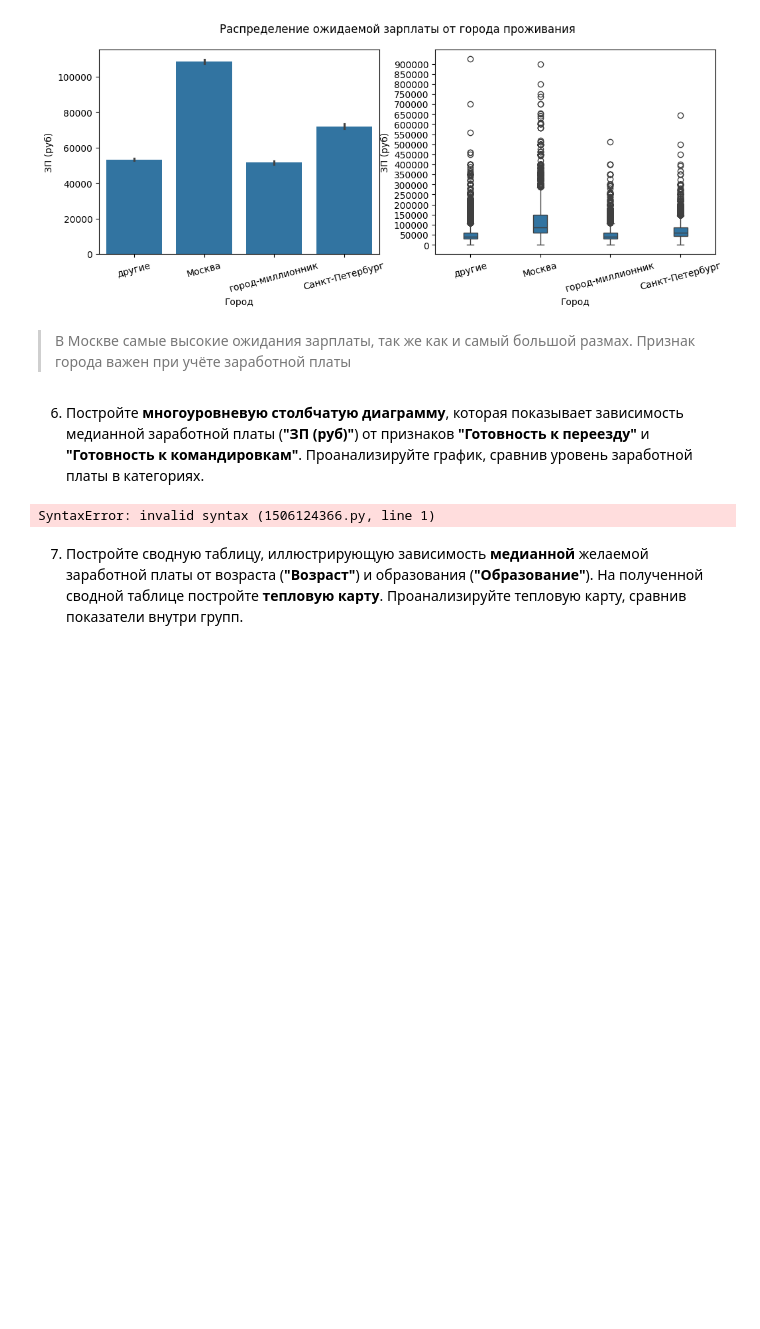
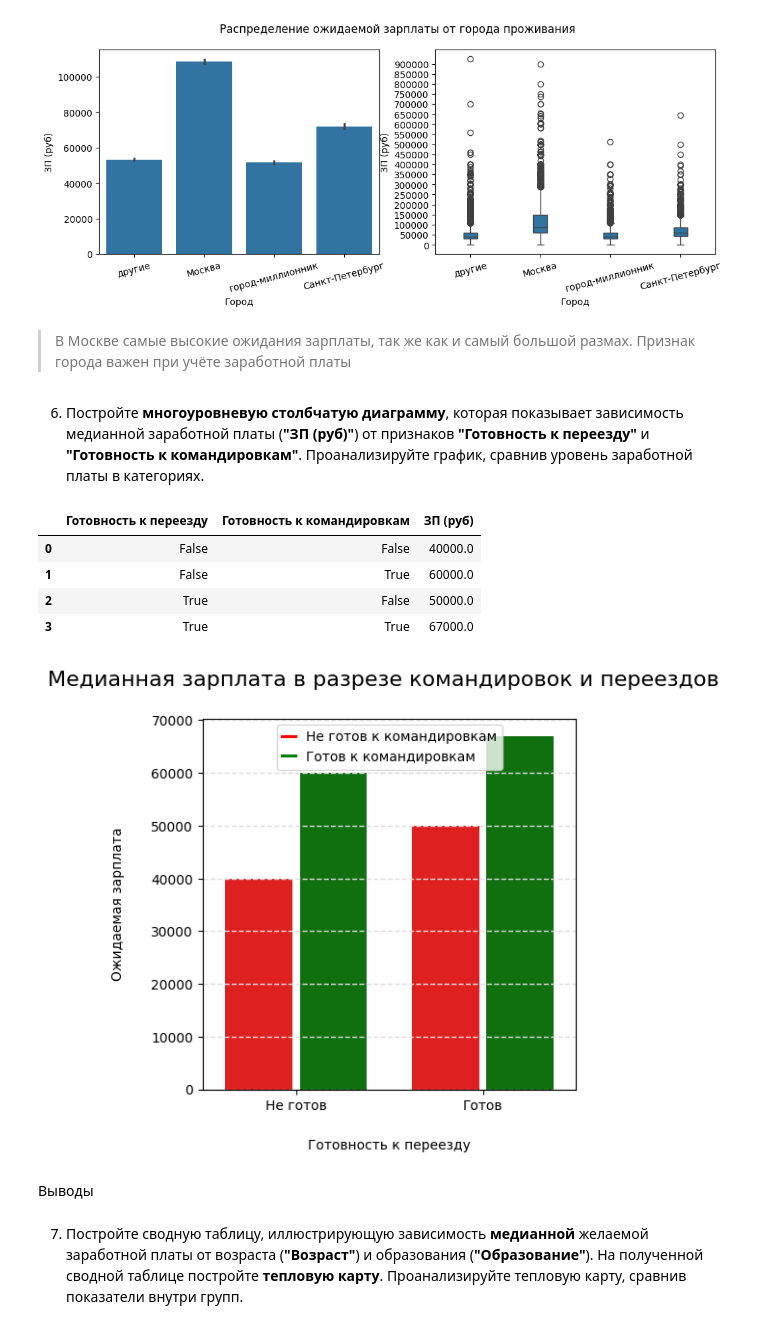
Before and after one commit to tcheredeev/skf_dsprmgu, a Jupyter notebook: Блок 1. Знакомство с данными. Python для анализа данных/PROJECT-1. Анализ резюме из HeadHunter/Project-1.ipynb, the cells around one changed output. Drawn from its saved outputs; the diff is of its cells as text; code cells hidden in the pictures; blank space fills up the shorter version.

```diff
--- a/Блок 1. Знакомство с данными. Python для анализа данных/PROJECT-1. Анализ резюме из HeadHunter/Project-1.ipynb
+++ b/Блок 1. Знакомство с данными. Python для анализа данных/PROJECT-1. Анализ резюме из HeadHunter/Project-1.ipynb
@@ -239,6 +253,9 @@ def parse_relocate(el):
     return el
 
 def parse_trip(el):
+    """
+    Разбираем готовность к командировкам
+    """
     not_ready = ('не готов',)
     ready = ('готов', 'хочу', )
 
@@ -391,10 +408,11 @@ df['ЗП'] = df['ЗП'].apply(lambda el: int(el.split(' ')[0]))
 df['CurrencyISO'] = df['CurrencyISO'].apply(lambda el: currency_table[el.split(' ')[1].replace('.', '').strip()][0])
 
 df = df.merge(rouble_rates, how='left', left_on=['CreationDate', 'CurrencyISO'], right_on=['date', 'currency'], )
+# Так как Nan у нас, по идее, только у рублёвых зарплат, то ставим курс и пропорцию в 1
 df = df.fillna({'close': 1, 'proportion': 1})
 df['ЗП (руб)'] = df['ЗП'] * df['close'] / df['proportion']
 
-# df = df.drop(['ЗП', 'CreationDate', 'CurrencyISO', 'currency', 'date', 'close', 'proportion'], axis=1)
+df = df.drop(['ЗП', 'CreationDate', 'CurrencyISO', 'currency', 'date', 'close', 'proportion'], axis=1)
 
 display(df['ЗП (руб)'].median())
 df.info()
@@ -588,11 +614,55 @@ plt.show()
 # %% [markdown]
 6. Постройте **многоуровневую столбчатую диаграмму**, которая показывает зависимость медианной заработной платы (**"ЗП (руб)"**) от признаков **"Готовность к переезду"** и **"Готовность к командировкам"**. Проанализируйте график, сравнив уровень заработной платы в категориях.
 # %%
-# ваш код здесь
+plot_data_grp = data_df[data_df['ЗП (руб)'] < 1_000_000].groupby(by=['Готовность к переезду', 'Готовность к командировкам'], as_index=False)['ЗП (руб)'].median()
+
+figure, ax11, = plt.subplots(nrows=1, ncols=1, figsize=(5, 5))
+figure.suptitle('Медианная зарплата в разрезе командировок и переездов', fontsize=16)
+
+sns.barplot(
+    data=plot_data_grp,
+    x="Готовность к переезду",
+    y="ЗП (руб)",
+    hue="Готовность к командировкам",
+    palette=['r', 'g'],
+    gap=.1,
+    ax=ax11,
+)
+
+ax11.grid(True, color='#ddd', linestyle='dashed', linewidth=1)
+ax11.grid(False, axis='x')
+ax11.set_ylabel('Ожидаемая зарплата');
+ax11.yaxis.labelpad=20
+ax11.xaxis.labelpad=20
+
+ax11.set_xticks(ticks=[True, False], labels=('Готов', 'Не готов'));
+
+legend_labels = ('Готов к командировкам', 'Не готов к командировкам')
+a, b = legend_labels if ax11.get_legend_handles_labels()[0] == True else legend_labels[::-1]
+legend = ax11.legend(
+    [a, b],
+    # bbox_to_anchor = (0.5, 1.15),
+    title="",
+    loc='upper center',
+    handlelength=1.0,
+    handleheight=1.0,
+    )
+lines = legend.get_lines()
+lines[0].set_color("r")
+lines[1].set_color("g")
+
+display(plot_data_grp)
+
+plt.show()
+# %% [output]
+|  | Готовность к переезду | Готовность к командировкам | ЗП (руб) |
+| 0 | False | False | 40000.0 |
+| 1 | False | True | 60000.0 |
+| 2 | True | False | 50000.0 |
+| 3 | True | True | 67000.0 |
+[figure, added]
-# %%
-ваши выводы здесь
-# %% [output]
-SyntaxError: invalid syntax (1506124366.py, line 1)
+# %% [markdown]
+Выводы
 # %% [markdown]
 7. Постройте сводную таблицу, иллюстрирующую зависимость **медианной** желаемой заработной платы от возраста (**"Возраст"**) и образования (**"Образование"**). На полученной сводной таблице постройте **тепловую карту**. Проанализируйте тепловую карту, сравнив показатели внутри групп.
 # %%
```
Also changed, not shown: parts of 16 cells of this notebook, 3 other files.
